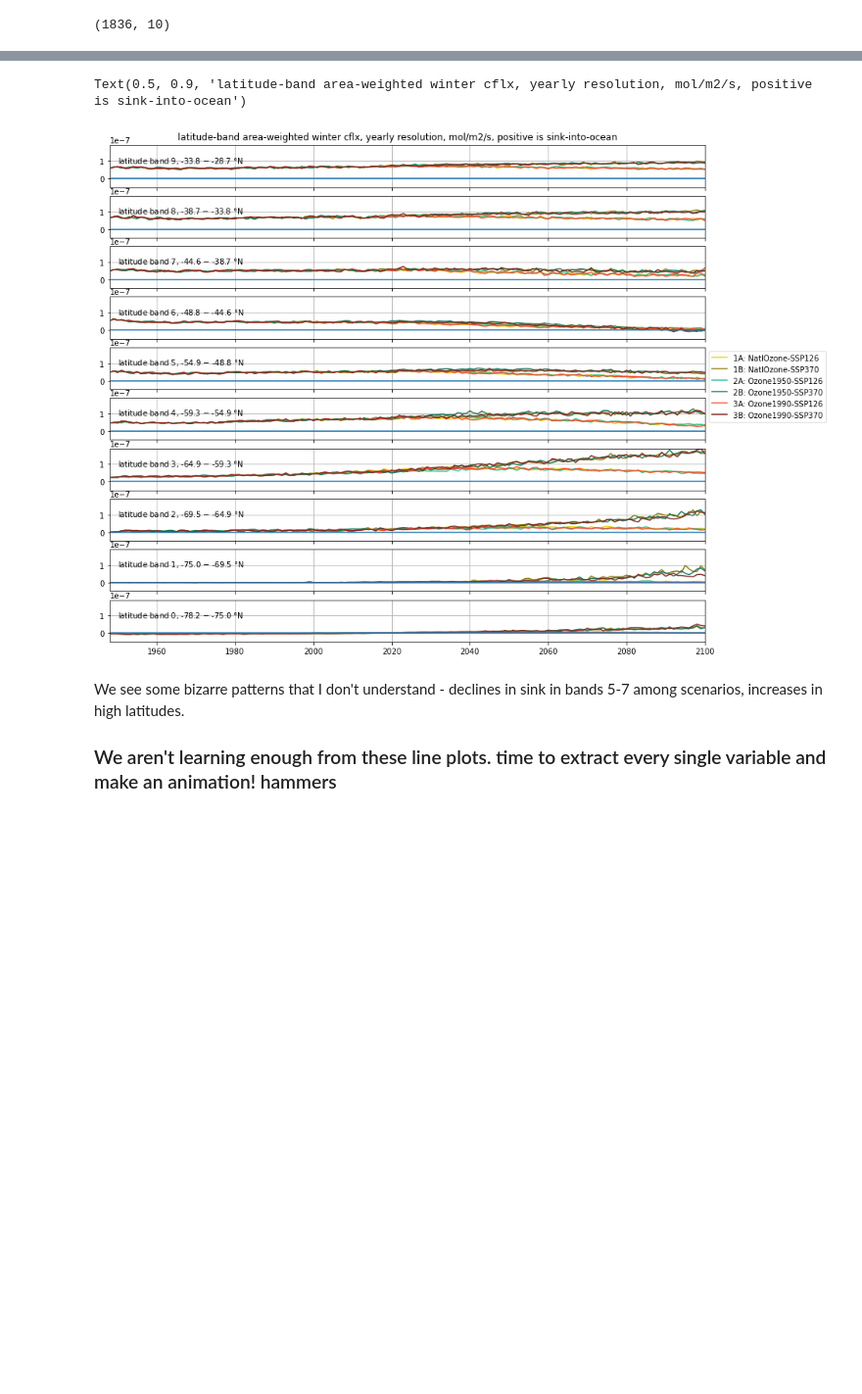
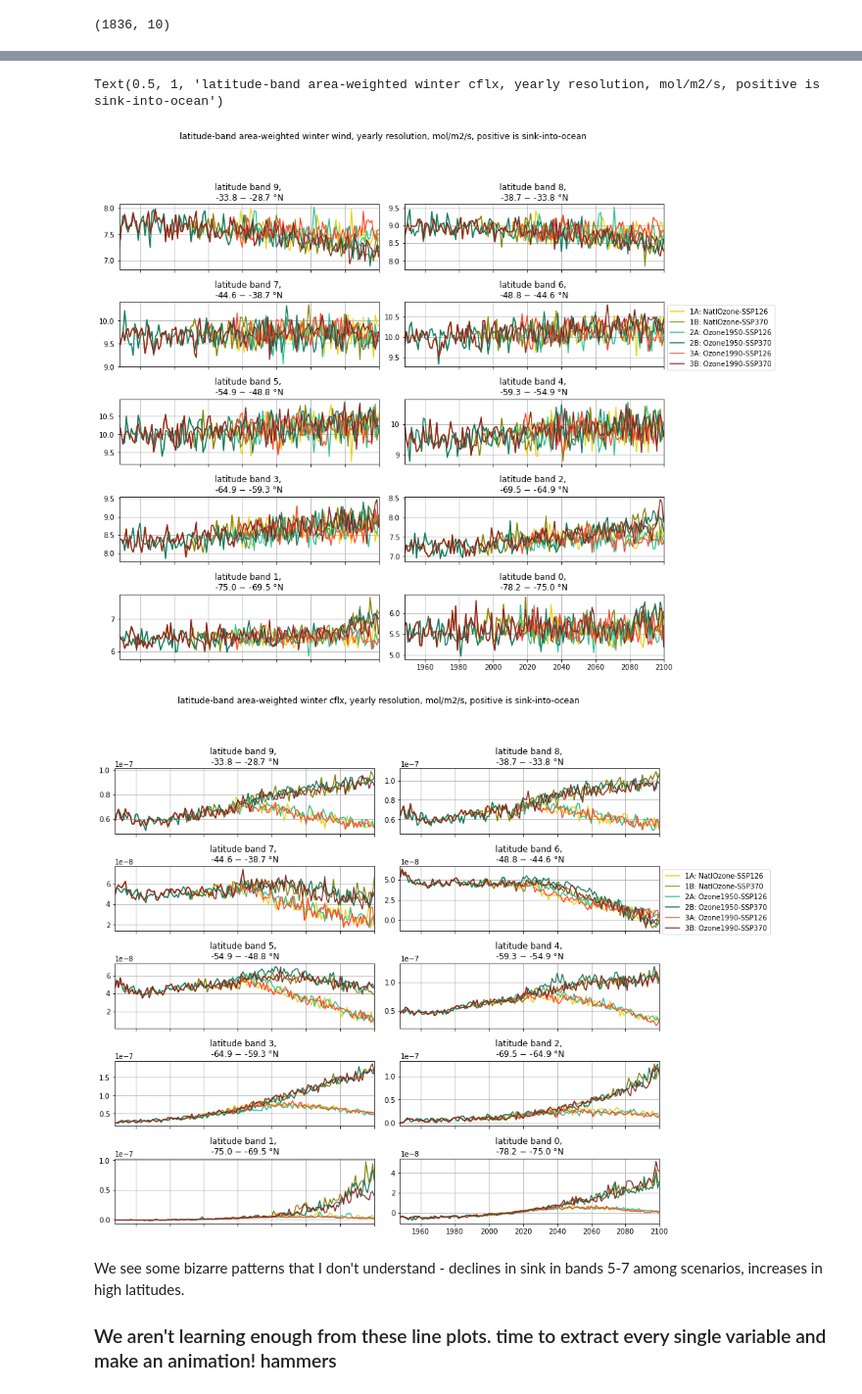
Before and after one commit to tjarnikova/SOZONE, a Jupyter notebook: MO_RESULTS/LatitudinalCflxWinds.ipynb, the cells around one changed output, grey strips where cells are left out. Shown at 98% size. Cells and saved outputs as stored; diff of their text form; code cells hidden in the pictures; blank space fills up the shorter version.

Commit message:
latitudinal winds

```diff
--- a/MO_RESULTS/LatitudinalCflxWinds.ipynb
+++ b/MO_RESULTS/LatitudinalCflxWinds.ipynb
@@ -536,31 +554,59 @@ Text(0.5, 0.9, 'latitude-band area-weighted summer cflx, yearly resolution, mol/
 # %%
-cflx_win = [cflx_winter_1ASA, cflx_winter_1BSA, cflx_winter_2ASA, cflx_winter_2BSA, cflx_winter_3ASA, cflx_winter_3BSA]
+wind_sum = [wind_winter_1ASA, wind_winter_1BSA, wind_winter_2ASA, wind_winter_2BSA, wind_winter_3ASA, wind_winter_3BSA]
 
 scens = ['1A', '1B', '2A', '2B', '3A', '3B']
 
 fact = 0.45
-fig, axs = plt.subplots(10,1, figsize=(14, 12), facecolor='w', edgecolor='k')
+fig, axs = plt.subplots(5,2, figsize=(14, 12), facecolor='w', edgecolor='k')
 axs = axs.ravel()
-fig.subplots_adjust(wspace=0, hspace=0.2)
+fig.subplots_adjust(wspace=0.1, hspace=0.5)
+for i in range(0,10):
+    pos = 9-i
+    for s in range(0,6):
+        tb = wind_sum[s]
+        axs[i].plot(myrs,tb[pos,:], alpha = 1, color = sc.scen[scens[s]]['color'], label = sc.scen[scens[s]]['name2'], linestyle = '-')
+        # tb = wind_win[s]
+        # axs[i].plot(myrs,tb[pos,:], alpha = 1, color = sc.scen[scens[s]]['color'], label = sc.scen[scens[s]]['name2'], linestyle = '-')
+
+    axs[3].legend(bbox_to_anchor = [1,1])
+    axs[i].set_title(f'latitude band {pos}, \n{starts[pos]} $-$ {ends[pos]} $\degree$N')
+    #axs[i].set_ylim([5,12])
+    # st = wind_1ASA['time_counter'].values[0]
+    # en = wind_1ASA['time_counter'].values[1835]
+    axs[i].set_xlim([1948,2100])
+    if i!= 9:
+        axs[i].set_xticklabels([])
+    axs[i].grid()
+    #axs[i].axhline(y=0)
+plt.suptitle('latitude-band area-weighted winter wind, yearly resolution, mol/m2/s, positive is sink-into-ocean', y = 1)
+
+cflx_sum = [cflx_winter_1ASA, cflx_winter_1BSA, cflx_winter_2ASA, cflx_winter_2BSA, cflx_winter_3ASA, cflx_winter_3BSA]
+
+scens = ['1A', '1B', '2A', '2B', '3A', '3B']
+
+fact = 0.45
+fig, axs = plt.subplots(5,2, figsize=(14, 12), facecolor='w', edgecolor='k')
+axs = axs.ravel()
+fig.subplots_adjust(wspace=0.1, hspace=0.5)
 for i in range(0,10):
     pos = 9-i
     for s in range(0,6):
         tb = cflx_sum[s]
-        #axs[i].plot(myrs,tb[pos,:], alpha = 1, color = sc.scen[scens[s]]['color'], label = sc.scen[scens[s]]['name2'], linestyle = '-')
-        tb = cflx_win[s]
         axs[i].plot(myrs,tb[pos,:], alpha = 1, color = sc.scen[scens[s]]['color'], label = sc.scen[scens[s]]['name2'], linestyle = '-')
+        # tb = cflx_win[s]
+        # axs[i].plot(myrs,tb[pos,:], alpha = 1, color = sc.scen[scens[s]]['color'], label = sc.scen[scens[s]]['name2'], linestyle = '-')
 
-    axs[4].legend(bbox_to_anchor = [1,1])
-    axs[i].text(1950,0.9e-7,f'latitude band {pos}, {starts[pos]} $-$ {ends[pos]} $\degree$N')
-    axs[i].set_ylim([-0.5e-7,1.9e-7])
+    axs[3].legend(bbox_to_anchor = [1,1])
+    axs[i].set_title(f'latitude band {pos}, \n{starts[pos]} $-$ {ends[pos]} $\degree$N')
+    #axs[i].set_ylim([5,12])
     # st = cflx_1ASA['time_counter'].values[0]
     # en = cflx_1ASA['time_counter'].values[1835]
     axs[i].set_xlim([1948,2100])
     if i!= 9:
         axs[i].set_xticklabels([])
     axs[i].grid()
-    axs[i].axhline(y=0)
-plt.suptitle('latitude-band area-weighted winter cflx, yearly resolution, mol/m2/s, positive is sink-into-ocean', y = 0.9)
+    #axs[i].axhline(y=0)
+plt.suptitle('latitude-band area-weighted winter cflx, yearly resolution, mol/m2/s, positive is sink-into-ocean', y = 1)
 # %% [output]
 No artists with labels found to put in legend.  Note that artists whose label start with an underscore are ignored when legend() is called with no argument.
 No artists with labels found to put in legend.  Note that artists whose label start with an underscore are ignored when legend() is called with no argument.
@@ -569,5 +617,6 @@ No artists with labels found to put in legend.  Note that artists whose label st
-Text(0.5, 0.9, 'latitude-band area-weighted winter cflx, yearly resolution, mol/m2/s, positive is sink-into-ocean')
+Text(0.5, 1, 'latitude-band area-weighted winter cflx, yearly resolution, mol/m2/s, positive is sink-into-ocean')
-[figure, old version]
+[figure, new version]
+[figure, added]
 # %% [markdown]
 We see some bizarre patterns that I don't understand - declines in sink in bands 5-7 among scenarios, increases in high latitudes.
 
```
Also changed, not shown: parts of 9 cells of this notebook.
